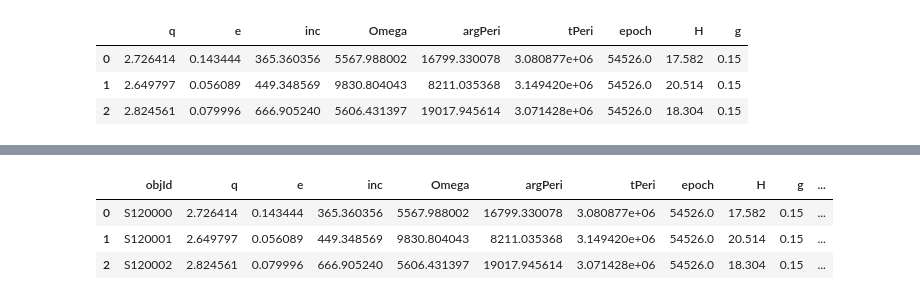
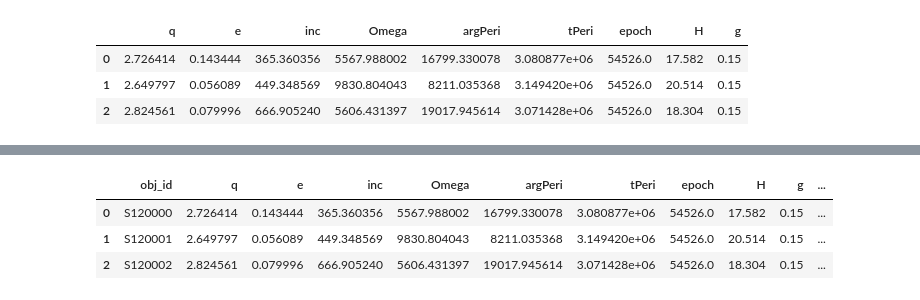
Before and after one commit to lsst/rubin_sim_notebooks, a Jupyter notebook: moving_objects/moving_objects_demo_part_1.ipynb, the cells around one changed output, grey strips where cells are left out. Saved outputs shown, nothing was run; the diff lists cells and outputs as text; code cells hidden in the pictures.

```diff
--- a/movingObjects/MovingObjects Demo Part1.ipynb
+++ b/moving_objects/moving_objects_demo_part_1.ipynb
@@ -33,7 +33,7 @@ So: ephemeris generation.
 # provide the opportunity to swap out ephemeris generation.
 
 pyephs = mo.PyOrbEphemerides()
-pyephs.setOrbits(orbits)
+pyephs.set_orbits(orbits)
 # %% [markdown]
 Note that within `pyephs` we keep a copy of the orbits .. but in a different format, appropriate for use with PyOorb.
 # %%
@@ -126,7 +126,7 @@ array([[1.00000000e+00, 2.72641441e+00, 1.43444271e-01, 6.37674117e+00,
         5.45260000e+04, 3.00000000e+00, 1.83040000e+01, 1.50000000e-01]])
 # %%
 # And we can pull these back out to a nice dataframe like this:
-new_orbits = pyephs.convertFromOorbElem()
+new_orbits = pyephs.convert_from_oorb_elem()
 # %%
 new_orbits
 # %% [output]
@@ -145,10 +145,10 @@ orbits.orbits
 | 2 | S120002 | 2.823276 | 0.080222 | 11.639677 | 97.850771 | 331.899280 | 53606.683317 | 18.304 | 54466.0 | 0.15 | ... |
 # %%
 # But we can update the original Orbits to include them:
-orbits.updateOrbits(new_orbits)
+orbits.update_orbits(new_orbits)
 orbits.orbits
 # %% [output]
-|  | objId | q | e | inc | Omega | argPeri | tPeri | epoch | H | g | ... |
+|  | obj_id | q | e | inc | Omega | argPeri | tPeri | epoch | H | g | ... |
 | 0 | S120000 | 2.726414 | 0.143444 | 365.360356 | 5567.988002 | 16799.330078 | 3.080877e+06 | 54526.0 | 17.582 | 0.15 | ... |
 | 1 | S120001 | 2.649797 | 0.056089 | 449.348569 | 9830.804043 | 8211.035368 | 3.149420e+06 | 54526.0 | 20.514 | 0.15 | ... |
 | 2 | S120002 | 2.824561 | 0.079996 | 666.905240 | 5606.431397 | 19017.945614 | 3.071428e+06 | 54526.0 | 18.304 | 0.15 | ... |
```
Also changed, not shown: parts of 10 cells of this notebook, 2 other files.
